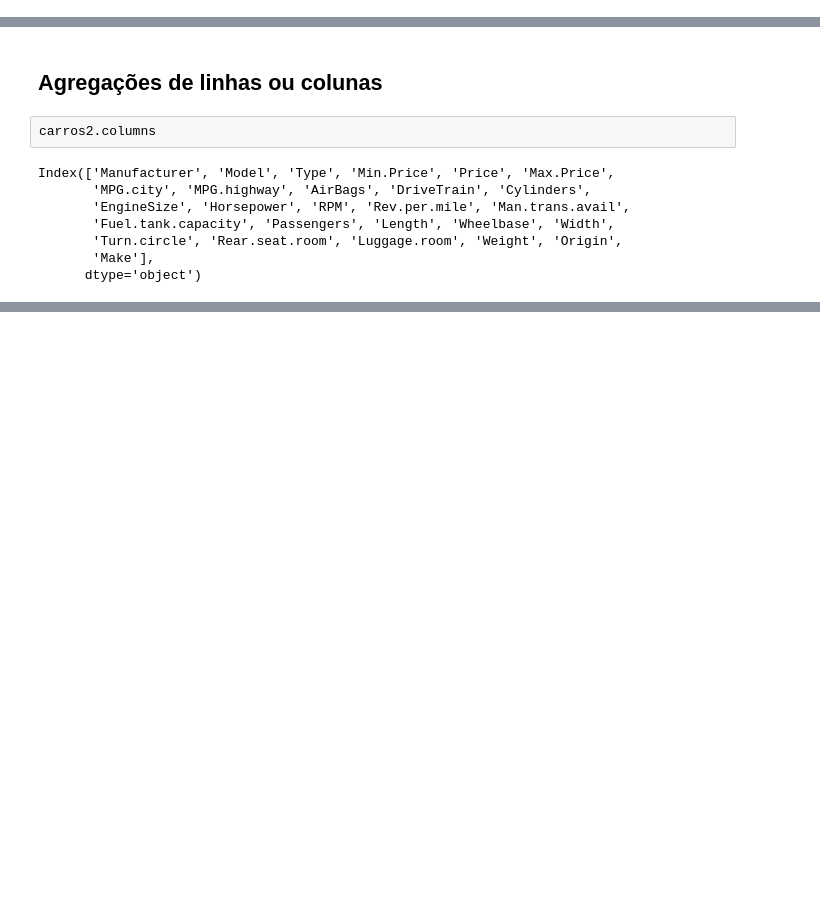
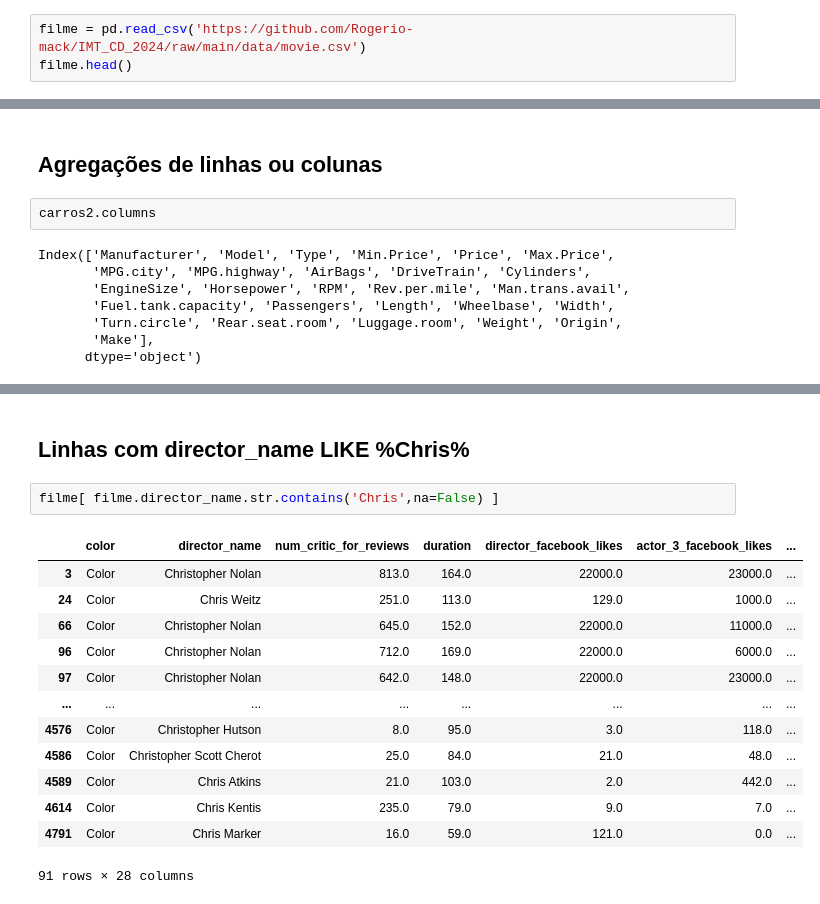
Before and after one commit to AnaMarcacini/CienciaDeDados, a Jupyter notebook: EstudoAnaP1_Pratica.ipynb, the cells around one changed output, grey strips where cells are left out. Saved outputs shown, nothing was run; the diff lists cells and outputs as text; blank space fills up the shorter version.

```diff
--- a/EstudoAnaP1_Pratica.ipynb
+++ b/EstudoAnaP1_Pratica.ipynb
@@ -38,3 +38,6 @@ carros2.head()
 | 4 | Audi | 100 | Midsize | 30.8 | 37.7 | 44.6 | 19 | 26 | Driver & Passenger | ... |
 | 5 | BMW | 535i | Midsize | 23.7 | 30.0 | 36.2 | 22 | 30 | Driver only | ... |
 5 rows × 27 columns
+# %%
+filme = pd.read_csv('https://github.com/Rogerio-mack/IMT_CD_2024/raw/main/data/movie.csv')
+filme.head()
@@ -972,0 +1383,18 @@ Index(['Manufacturer', 'Model', 'Type', 'Min.Price', 'Price', 'Max.Price',
+# %% [markdown]
+## Linhas com director_name LIKE %Chris%
+# %%
+filme[ filme.director_name.str.contains('Chris',na=False) ]
+# %% [output]
+|  | color | director_name | num_critic_for_reviews | duration | director_facebook_likes | actor_3_facebook_likes | ... |
+| 3 | Color | Christopher Nolan | 813.0 | 164.0 | 22000.0 | 23000.0 | ... |
+| 24 | Color | Chris Weitz | 251.0 | 113.0 | 129.0 | 1000.0 | ... |
+| 66 | Color | Christopher Nolan | 645.0 | 152.0 | 22000.0 | 11000.0 | ... |
+| 96 | Color | Christopher Nolan | 712.0 | 169.0 | 22000.0 | 6000.0 | ... |
+| 97 | Color | Christopher Nolan | 642.0 | 148.0 | 22000.0 | 23000.0 | ... |
+| ... | ... | ... | ... | ... | ... | ... | ... |
+| 4576 | Color | Christopher Hutson | 8.0 | 95.0 | 3.0 | 118.0 | ... |
+| 4586 | Color | Christopher Scott Cherot | 25.0 | 84.0 | 21.0 | 48.0 | ... |
+| 4589 | Color | Chris Atkins | 21.0 | 103.0 | 2.0 | 442.0 | ... |
+| 4614 | Color | Chris Kentis | 235.0 | 79.0 | 9.0 | 7.0 | ... |
+| 4791 | Color | Chris Marker | 16.0 | 59.0 | 121.0 | 0.0 | ... |
+91 rows × 28 columns
```
Also changed, not shown: parts of 90 cells of this notebook.
